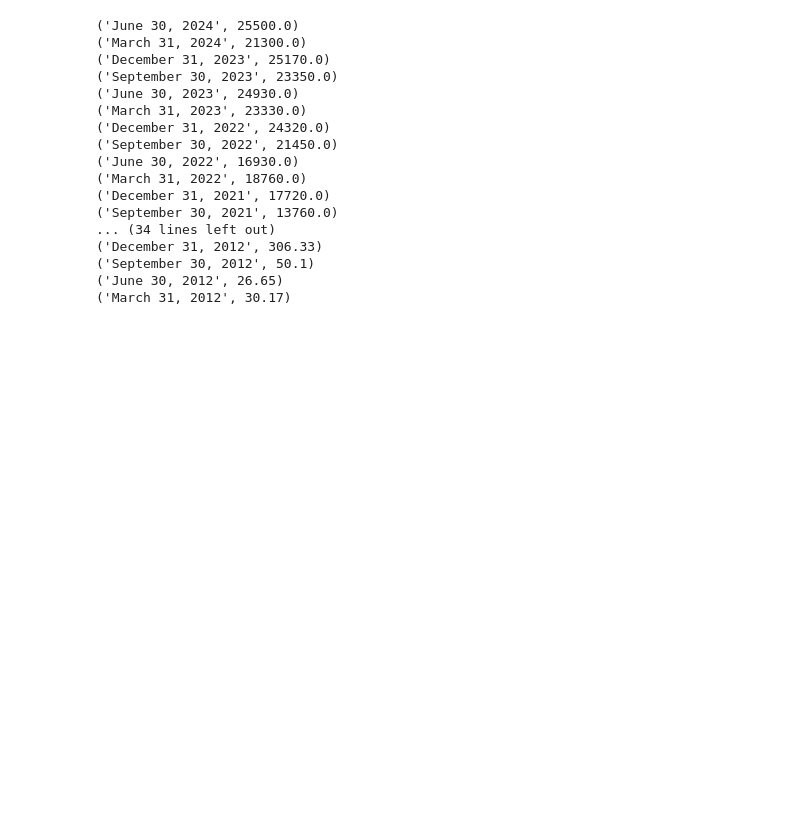
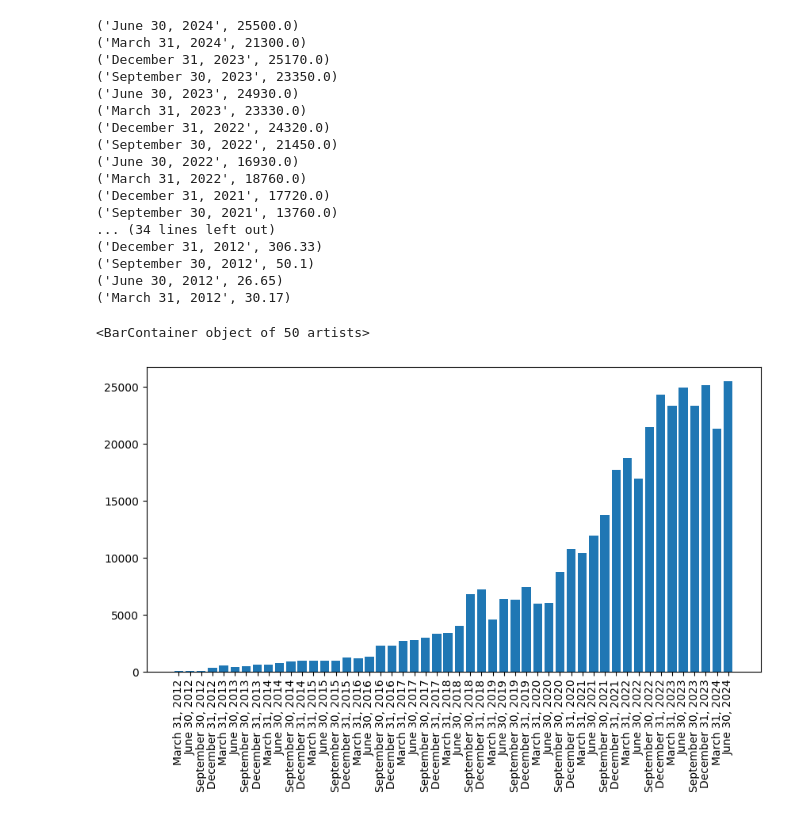
Before and after one commit to LuisCamachoRivero/web-scraping-project-tutorial, a Jupyter notebook: src/explore.es.ipynb, the cells around one changed output. Drawn from its saved outputs; the diff is of its cells as text; code cells hidden in the pictures; blank space fills up the shorter version.

```diff
--- a/src/explore.es.ipynb
+++ b/src/explore.es.ipynb
@@ -294,3 +294,14 @@ for row in resultado2:
 ('September 30, 2012', 50.1)
 ('June 30, 2012', 26.65)
 ('March 31, 2012', 30.17)
+# %%
+#Gráficamos datos
+
+plt.figure(figsize=(10,5))
+
+#Barras
+plt.xticks(rotation=90) #Giramos nombre de los datos en x para mejor visualización
+plt.bar(df_tesla['Fecha'][::-1],df_tesla['Revenue (M)'][::-1]) #Se voltea el orden de los datos para ver de menor a mayor
+# %% [output]
+<BarContainer object of 50 artists>
+[figure, added]
```
Also changed, not shown: parts of 3 cells of this notebook, 1 other file.
